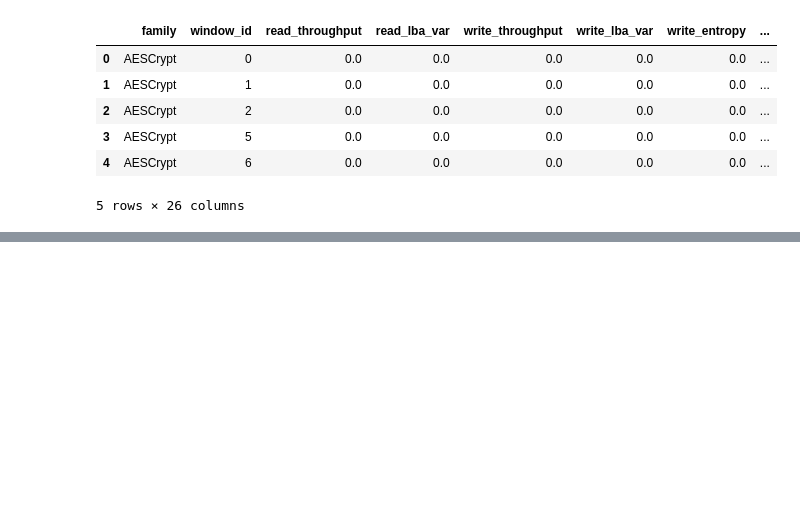
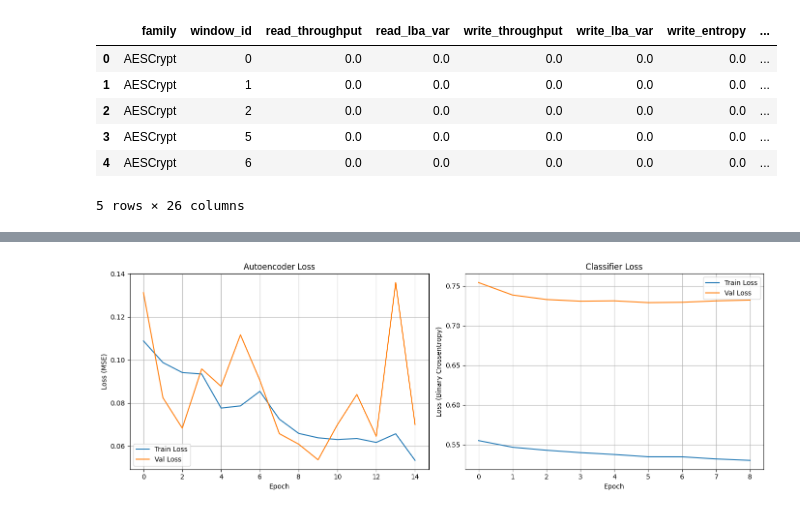
Before and after one commit to ChopChop946/AI-Powered-Ransomware-Detection, a Jupyter notebook: Notebooks/5_Autoencoder_model.ipynb, the cells around one changed output, grey strips where cells are left out. Drawn from its saved outputs; the diff is of its cells as text; code cells hidden in the pictures; blank space fills up the shorter version.

```diff
--- a/Notebooks/5_Autoencoder_model.ipynb
+++ b/Notebooks/5_Autoencoder_model.ipynb
@@ -806,0 +605,14 @@ KeyboardInterrupt:
+# %%
+ae_fam_history = ae_fam.fit(
+    X_tr, X_tr,
+    validation_data=(X_val, X_val),
+    epochs=EPOCHS, batch_size=BATCH, shuffle=True,
+    callbacks=[es], verbose=2
+)
+
+ae_clf_history = ae_clf.fit(
+    X_tr, y_tr,
+    validation_data=(X_val, y_val),
+    epochs=30, batch_size=512, shuffle=True,
+    callbacks=[es_clf], verbose=2
+)
@@ -806,0 +637,25 @@ KeyboardInterrupt:
+# %%
+import matplotlib.pyplot as plt
+
+fig, axs = plt.subplots(1, 2, figsize=(14, 5))
+
+axs[0].plot(ae_fam_history.history['loss'], label='Train Loss')
+axs[0].plot(ae_fam_history.history['val_loss'], label='Val Loss')
+axs[0].set_title('Autoencoder Loss')
+axs[0].set_xlabel('Epoch')
+axs[0].set_ylabel('Loss (MSE)')
+axs[0].legend()
+axs[0].grid(True)
+
+axs[1].plot(ae_clf_history.history['loss'], label='Train Loss')
+axs[1].plot(ae_clf_history.history['val_loss'], label='Val Loss')
+axs[1].set_title('Classifier Loss')
+axs[1].set_xlabel('Epoch')
+axs[1].set_ylabel('Loss (Binary Crossentropy)')
+axs[1].legend()
+axs[1].grid(True)
+
+plt.tight_layout()
+plt.show()
+# %% [output]
+[figure, added]
```
Also changed, not shown: parts of 20 cells of this notebook.
